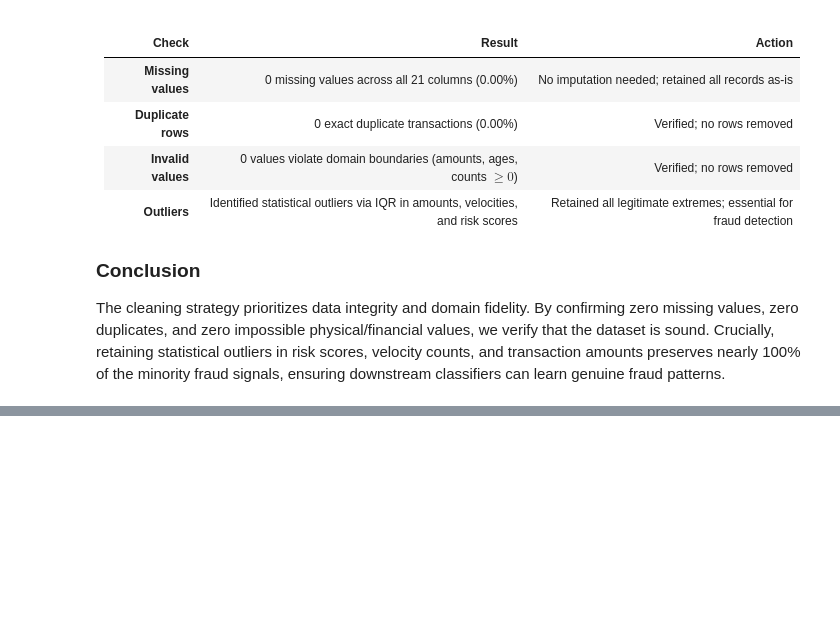
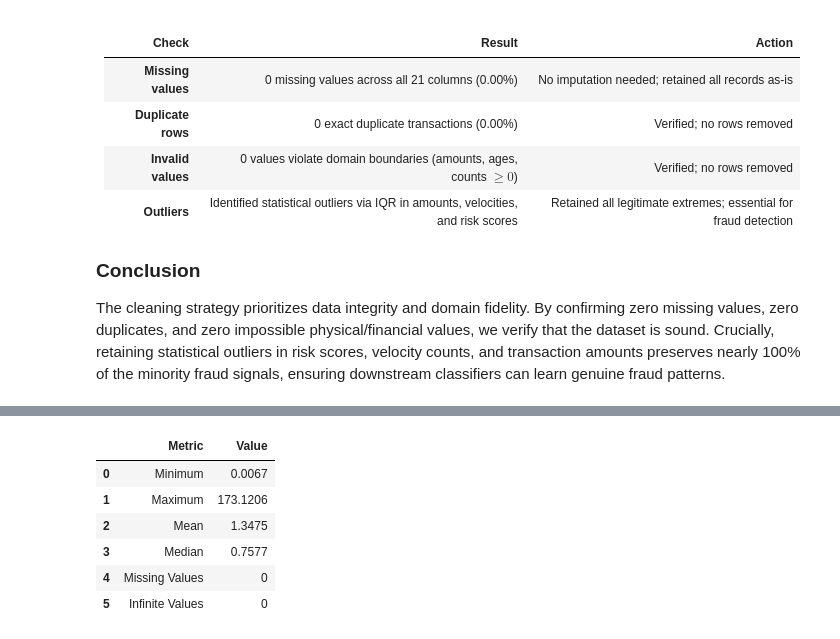
Before and after one commit to anish435/ML_capstone_project, a Jupyter notebook: notebooks/classification.ipynb, the cells around one changed output, grey strips where cells are left out. Cells and saved outputs as stored; diff of their text form; code cells hidden in the pictures; blank space fills up the shorter version.

```diff
--- a/notebooks/classification.ipynb
+++ b/notebooks/classification.ipynb
@@ -629,0 +664,23 @@ The cleaning strategy prioritizes data integrity and domain fidelity. By confirm
+# %%
+# Basic checks for amount_ratio
+ratio_stats = pd.DataFrame({
+    'Metric': ['Minimum', 'Maximum', 'Mean', 'Median', 'Missing Values', 'Infinite Values'],
+    'Value': [
+        f"{df_cleaned['amount_ratio'].min():.4f}",
+        f"{df_cleaned['amount_ratio'].max():.4f}",
+        f"{df_cleaned['amount_ratio'].mean():.4f}",
+        f"{df_cleaned['amount_ratio'].median():.4f}",
+        f"{df_cleaned['amount_ratio'].isnull().sum()}",
+        f"{np.isinf(df_cleaned['amount_ratio']).sum()}"
+    ]
+})
+
+ratio_stats
+# %% [output]
+|  | Metric | Value |
+| 0 | Minimum | 0.0067 |
+| 1 | Maximum | 173.1206 |
+| 2 | Mean | 1.3475 |
+| 3 | Median | 0.7577 |
+| 4 | Missing Values | 0 |
+| 5 | Infinite Values | 0 |
```
Also changed, not shown: parts of 11 cells of this notebook, 1 other file.
